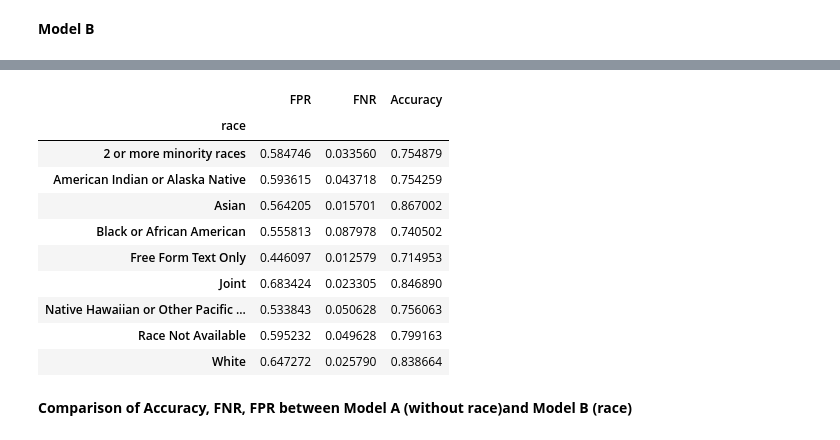
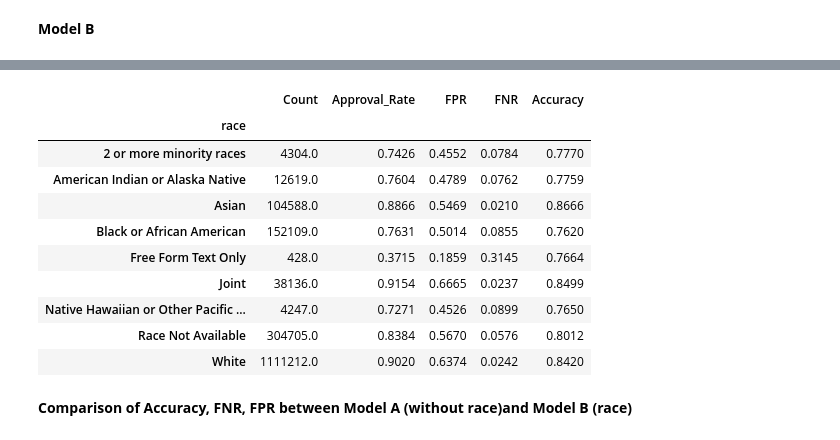
Before and after one commit to lionling427/RML-Capstone-project-, a Jupyter notebook: capstone1.ipynb, the cells around one changed output, grey strips where cells are left out. Cells and saved outputs as stored; diff of their text form; code cells hidden in the pictures.

```diff
--- a/capstone1.ipynb
+++ b/capstone1.ipynb
@@ -623,0 +678,23 @@ fairness_A
+# %%
+def compute_metrics(group):
+    tn, fp, fn, tp = confusion_matrix(
+        group["y_true"],
+        group["y_pred"],
+        labels=[0, 1]
+    ).ravel()
+
+    fpr = fp / (fp + tn) if (fp + tn) > 0 else np.nan
+    fnr = fn / (fn + tp) if (fn + tp) > 0 else np.nan
+    acc = (tp + tn) / (tp + tn + fp + fn)
+    approval_rate = group["y_pred"].mean()
+
+    return pd.Series({
+        "Count": len(group),
+        "Approval_Rate": approval_rate,
+        "FPR": fpr,
+        "FNR": fnr,
+        "Accuracy": acc
+    })
+
+fairness_A = result_A.groupby("race", dropna=False).apply(compute_metrics)
+fairness_A.round(4)
@@ -684,46 +800,54 @@ Pipeline(steps=[('preprocessor',
 # %%
 from sklearn.metrics import confusion_matrix
 import numpy as np
 import pandas as pd
 
 # ---------- Predict ----------
 pred_B = model_B.predict(X_test_B)
 
-# ---------- Combine results ----------
+# Combine results
 result_B = X_test_B.copy()
-result_B["y_true"] = y_test
+result_B["y_true"] = y_test.values
 result_B["y_pred"] = pred_B
-result_B["race"] = df.loc[X_test_B.index, "derived_race"]
+result_B["race"] = df.loc[X_test_B.index, "derived_race"].astype("string")
 
 # ---------- Define metrics ----------
 def compute_metrics(group):
-    tn, fp, fn, tp = confusion_matrix(group["y_true"], group["y_pred"]).ravel()
+    tn, fp, fn, tp = confusion_matrix(
+        group["y_true"],
+        group["y_pred"],
+        labels=[0, 1]
+    ).ravel()
 
     fpr = fp / (fp + tn) if (fp + tn) > 0 else np.nan
     fnr = fn / (fn + tp) if (fn + tp) > 0 else np.nan
     acc = (tp + tn) / (tp + tn + fp + fn)
+    approval_rate = group["y_pred"].mean()
 
     return pd.Series({
+        "Count": len(group),
+        "Approval_Rate": approval_rate,
         "FPR": fpr,
         "FNR": fnr,
         "Accuracy": acc
     })
 
 # ---------- Group by race ----------
-fairness_B = result_B.groupby("race").apply(compute_metrics)
-fairness_B
+fairness_B = result_B.groupby("race", dropna=False).apply(compute_metrics)
+
+fairness_B.round(4)
 # %% [output]
-|  | FPR | FNR | Accuracy |
-| race |  |  |  |
-| 2 or more minority races | 0.584746 | 0.033560 | 0.754879 |
-| American Indian or Alaska Native | 0.593615 | 0.043718 | 0.754259 |
-| Asian | 0.564205 | 0.015701 | 0.867002 |
-| Black or African American | 0.555813 | 0.087978 | 0.740502 |
-| Free Form Text Only | 0.446097 | 0.012579 | 0.714953 |
-| Joint | 0.683424 | 0.023305 | 0.846890 |
-| Native Hawaiian or Other Pacific ... | 0.533843 | 0.050628 | 0.756063 |
-| Race Not Available | 0.595232 | 0.049628 | 0.799163 |
-| White | 0.647272 | 0.025790 | 0.838664 |
+|  | Count | Approval_Rate | FPR | FNR | Accuracy |
+| race |  |  |  |  |  |
+| 2 or more minority races | 4304.0 | 0.7426 | 0.4552 | 0.0784 | 0.7770 |
+| American Indian or Alaska Native | 12619.0 | 0.7604 | 0.4789 | 0.0762 | 0.7759 |
+| Asian | 104588.0 | 0.8866 | 0.5469 | 0.0210 | 0.8666 |
+| Black or African American | 152109.0 | 0.7631 | 0.5014 | 0.0855 | 0.7620 |
+| Free Form Text Only | 428.0 | 0.3715 | 0.1859 | 0.3145 | 0.7664 |
+| Joint | 38136.0 | 0.9154 | 0.6665 | 0.0237 | 0.8499 |
+| Native Hawaiian or Other Pacific ... | 4247.0 | 0.7271 | 0.4526 | 0.0899 | 0.7650 |
+| Race Not Available | 304705.0 | 0.8384 | 0.5670 | 0.0576 | 0.8012 |
+| White | 1111212.0 | 0.9020 | 0.6374 | 0.0242 | 0.8420 |
 # %% [markdown]
 **Comparison of Accuracy, FNR, FPR between Model A (without race)and Model B (race)**
 # %%
```
Also changed, not shown: parts of 30 cells of this notebook, 1 other file.
